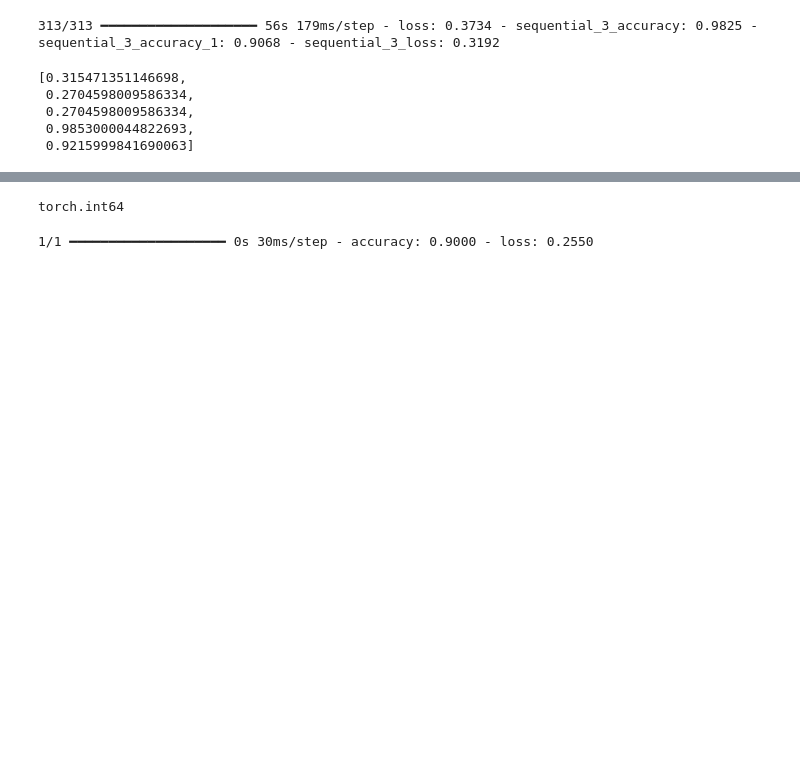
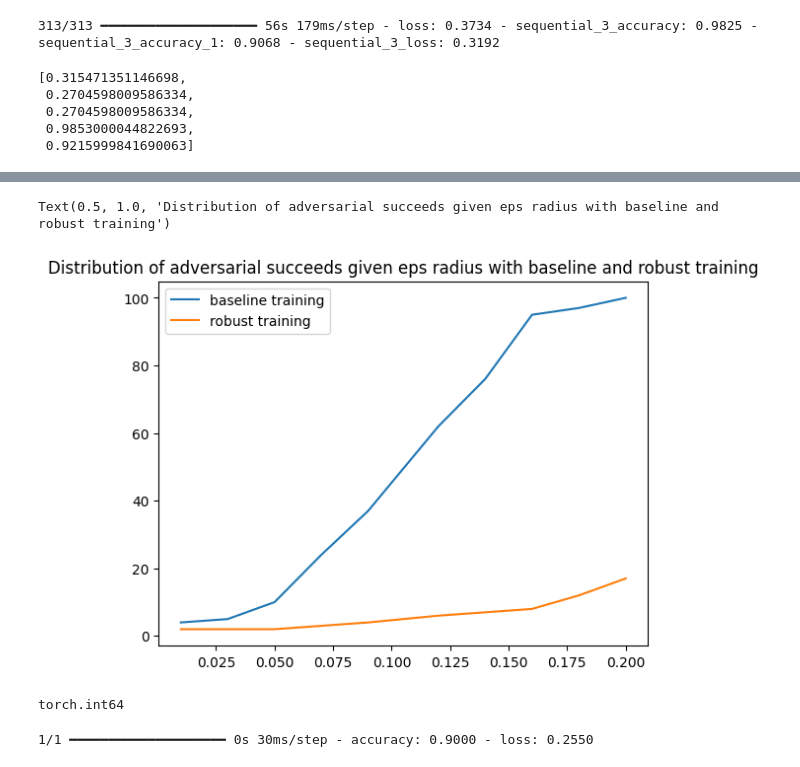
Before and after one commit to nhuet/jacobinet, a Jupyter notebook: tutorials/AdversarialTraining.ipynb, the cells around one changed output, grey strips where cells are left out. Cells and saved outputs as stored; diff of their text form; code cells hidden in the pictures; blank space fills up the shorter version.

```diff
--- a/tutorials/AdversarialTraining.ipynb
+++ b/tutorials/AdversarialTraining.ipynb
@@ -106,0 +389,10 @@ model_adv.evaluate([x_test, y_test], [y_test, y_test])
+# %%
+# test at which radius the model is robust to adversarial attacks
+adv_acc_robust=[]
+
+for eps in eps_values:
+    print(eps)
+    auto_attack = torchattacks.attacks.autoattack.AutoAttack(model, eps=eps)
+    adv_data_robust = auto_attack(torch.Tensor(x_test[random_index]), torch.tensor(y_test[random_index].argmax(-1)))
+    acc = len(np.where(model.predict(adv_data_robust, verbose=0).argmax(-1)!=y_test[random_index].argmax(-1))[0])/len(random_index)*100
+    adv_acc_robust.append(acc)
@@ -107,3 +410,11 @@ model_adv.evaluate([x_test, y_test], [y_test, y_test])
+# %%
+plt.plot(eps_values, adv_acc)
+plt.plot(eps_values, adv_acc_robust)
+plt.legend(['baseline training', 'robust training'])
+plt.title('Distribution of adversarial succeeds given eps radius with baseline and robust training')
+# %% [output]
+Text(0.5, 1.0, 'Distribution of adversarial succeeds given eps radius with baseline and robust training')
+[figure, added]
 # %%
 #fgsm_attack = torchattacks.FGSM(torch_model, eps=0.1)
 #pgd_attack = torchattacks.PGD(torch_model, eps=0.1, steps=1000)
```
Also changed, not shown: parts of 32 cells of this notebook.
